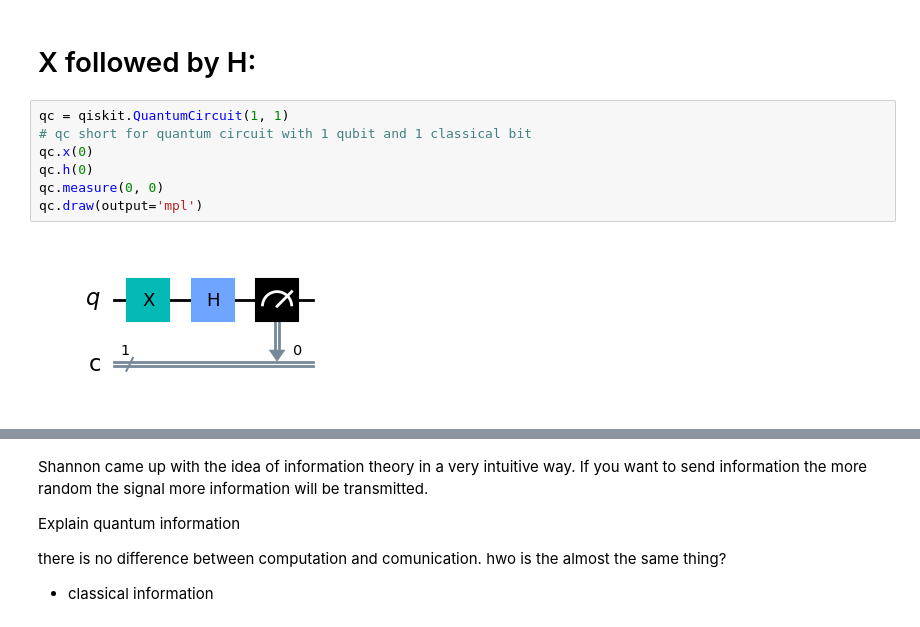
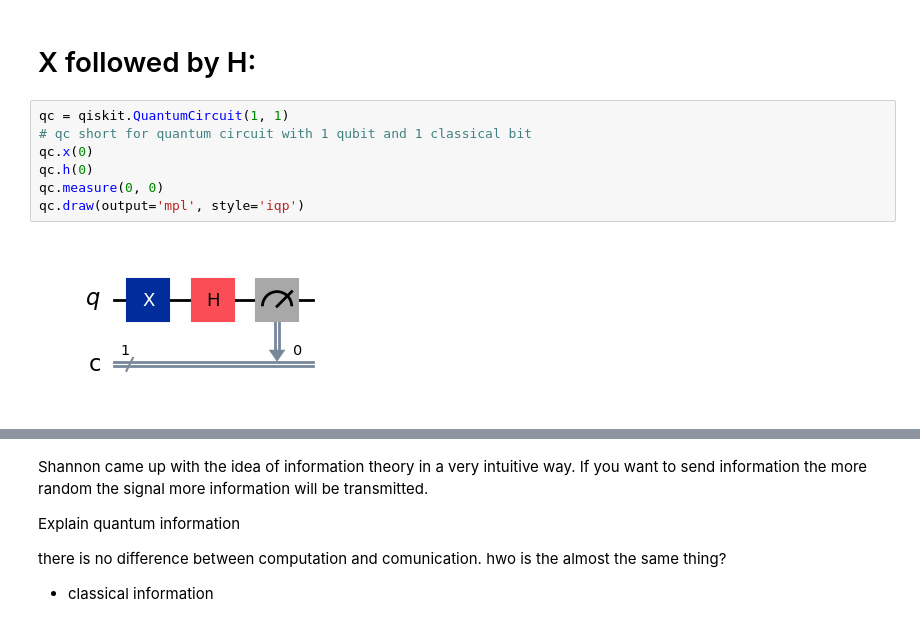
Before and after one commit to rodAlm08/emerging_tech_repo, a Jupyter notebook: project.ipynb, the cells around one changed output, grey strips where cells are left out. Cells and saved outputs as stored; diff of their text form.

```diff
--- a/project.ipynb
+++ b/project.ipynb
@@ -229,12 +409,12 @@ viz.plot_histogram(counts)
 # %%
 qc = qiskit.QuantumCircuit(1, 1)
 # qc short for quantum circuit with 1 qubit and 1 classical bit
 qc.x(0)
 qc.h(0)
 qc.measure(0, 0)
-qc.draw(output='mpl')
+qc.draw(output='mpl', style='iqp')
 # %% [output]
-[figure, old version]
+[figure, new version]
 # %%
 simulator = qiskit.Aer.get_backend('aer_simulator')
 circ = qiskit.transpile(qc, simulator)
```
Also changed, not shown: parts of 58 cells of this notebook.
